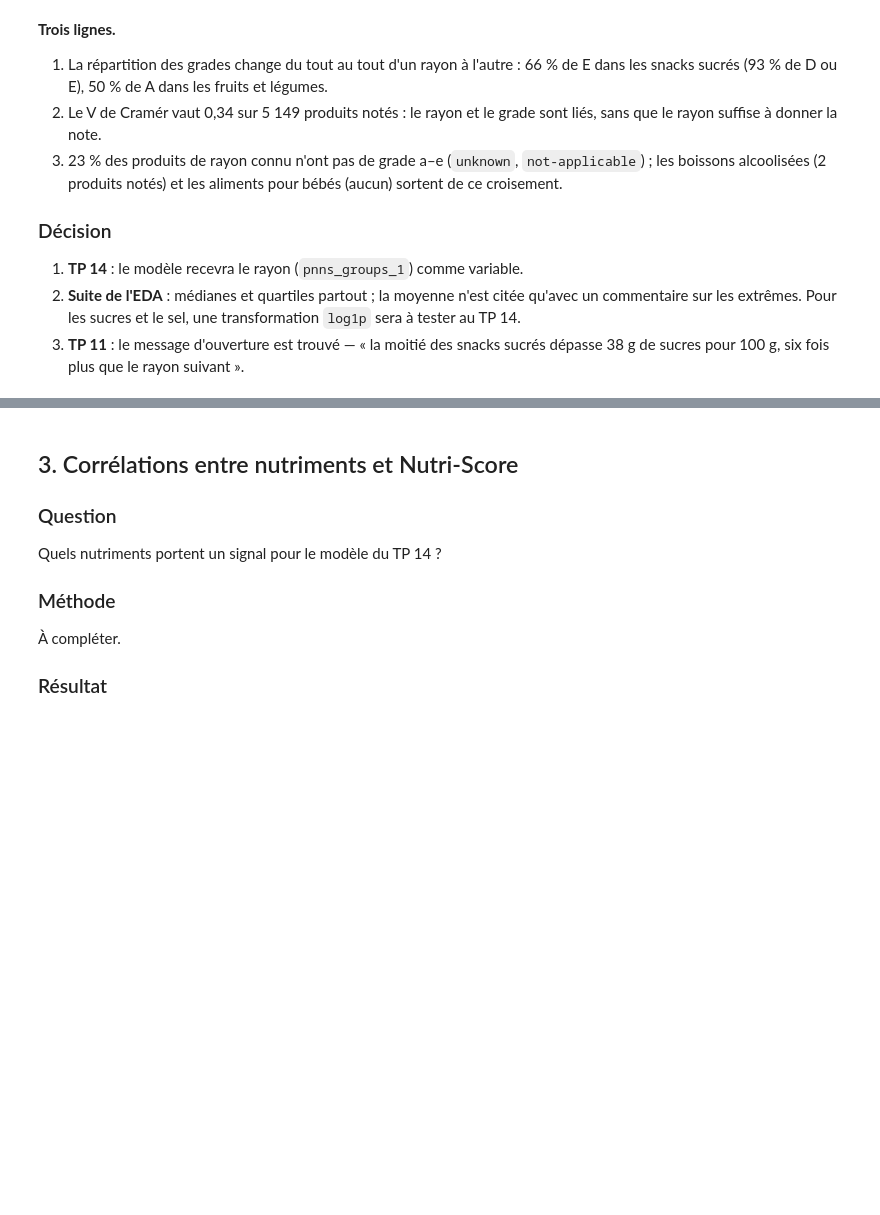
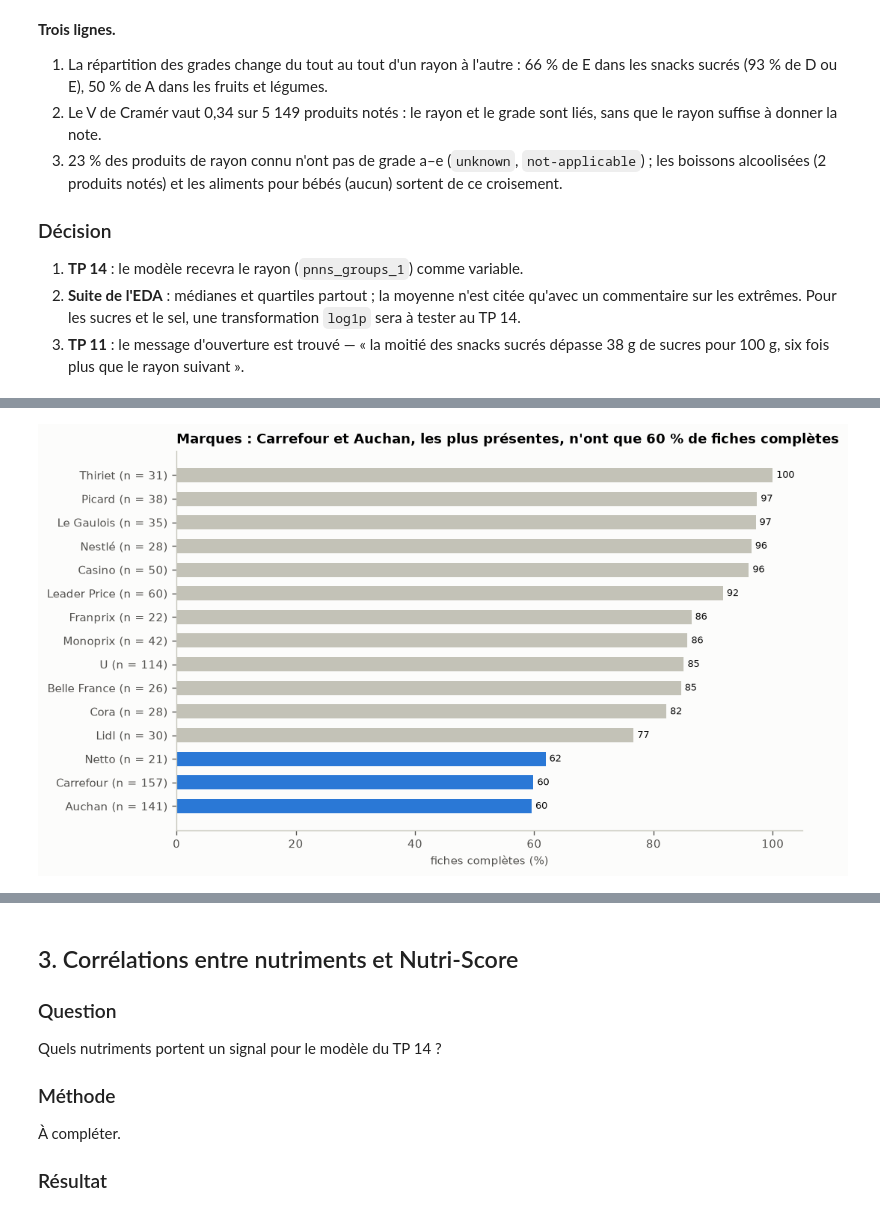
Before and after one commit to SDMM27/NutriScope, a Jupyter notebook: notebooks/eda_reference.ipynb, the cells around one changed output, grey strips where cells are left out. Saved outputs shown, nothing was run; the diff lists cells and outputs as text; code cells hidden in the pictures; blank space fills up the shorter version.

```diff
--- a/notebooks/eda_reference.ipynb
+++ b/notebooks/eda_reference.ipynb
@@ -262,0 +302,6 @@ Où les données sont-elles fiables, où faudra-t-il être prudent ?
+# %%
+completude_marque = eda_lib.completude_par_groupe(perimetre, "brands", CLES, min_n=20)
+marques = perimetre["brands"]
+print(f"marque renseignée : {marques.notna().mean():.1%} des produits ; {marques.nunique()} graphies distinctes")
+print(f"marques d'au moins 20 produits : {len(completude_marque)}, soit {int(completude_marque['n'].sum())} produits")
+completude_marque.round(1)
@@ -262,0 +328,13 @@ Où les données sont-elles fiables, où faudra-t-il être prudent ?
+# %%
+t = completude_marque.sort_values("fiches_completes")
+
+fig, ax = plt.subplots(figsize=(9, 5.5))
+barres = ax.barh([f"{m} (n = {n})" for m, n in t["n"].items()], t["fiches_completes"], height=0.6,
+                 color=[BLEU if x < 70 else GRIS for x in t["fiches_completes"]])
+ax.bar_label(barres, fmt="%.0f", padding=3, color=ENCRE, fontsize=8)
+ax.set_xlim(0, 105)
+ax.set_xlabel("fiches complètes (%)")
+ax.set_title("Marques : Carrefour et Auchan, les plus présentes, n'ont que 60 % de fiches complètes")
+figure(fig, "2-completude-par-marque")
+# %% [output]
+[figure, added]
```
Also changed, not shown: parts of 12 cells of this notebook, 3 other files.
